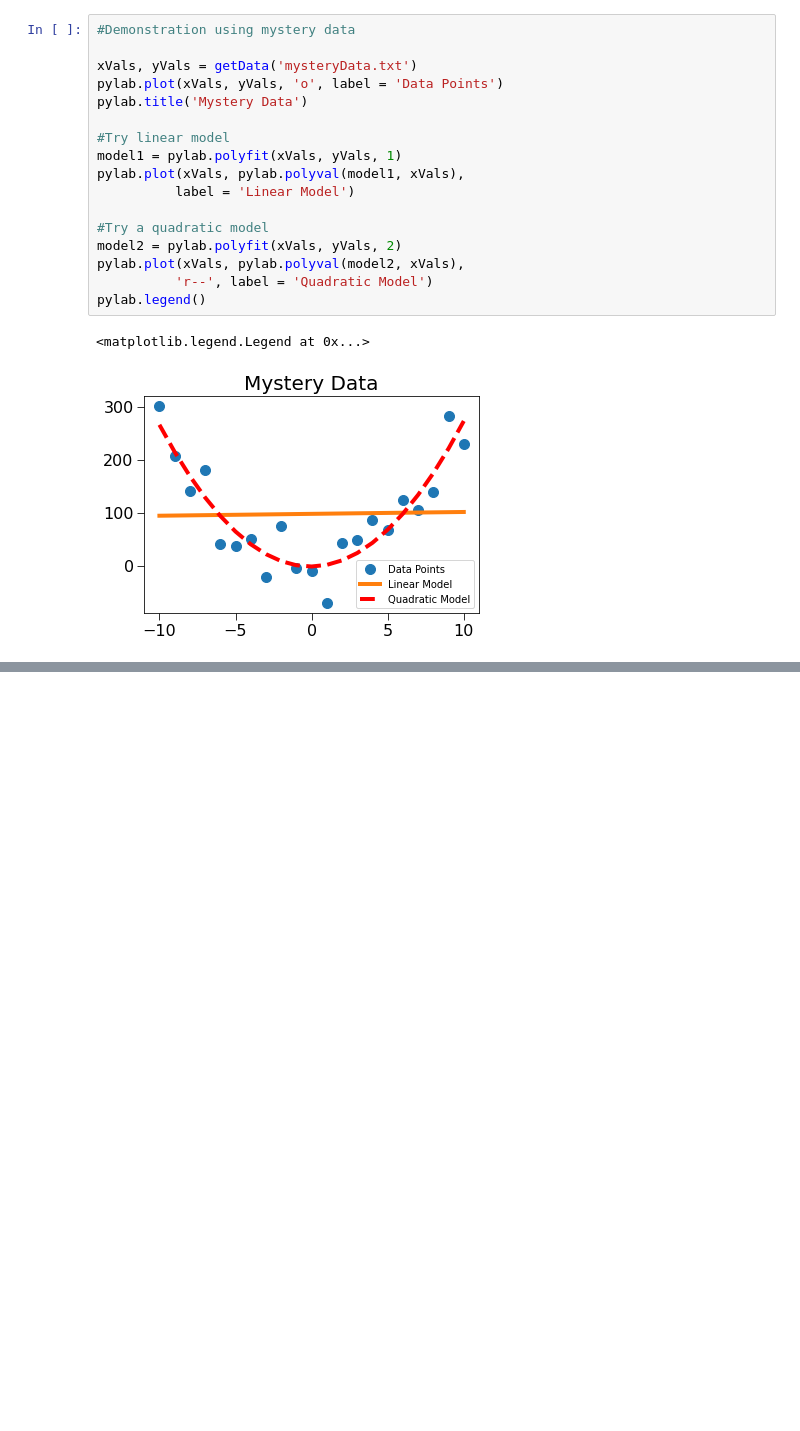
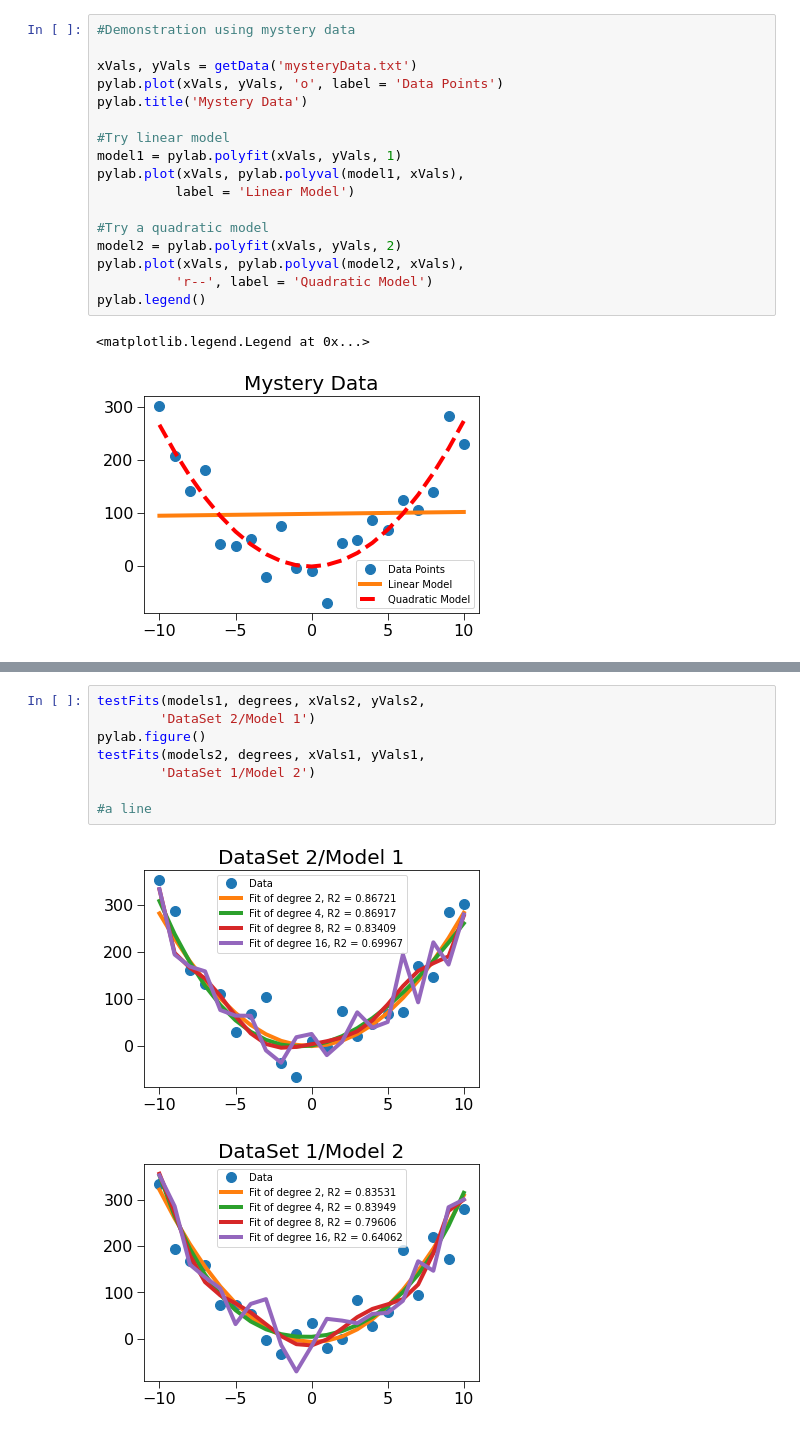
Before and after one commit to Meta-Sean/6.0001, a Jupyter notebook: 6_0002.ipynb, the cells around one changed output, grey strips where cells are left out. Saved outputs shown, nothing was run; the diff lists cells and outputs as text; blank space fills up the shorter version.

```diff
--- a/6_0002.ipynb
+++ b/6_0002.ipynb
@@ -1294,0 +1329,11 @@ def genNoisyParabolicData(a, b, c, xVals, fName):
+# %%
+testFits(models1, degrees, xVals2, yVals2,
+        'DataSet 2/Model 1')
+pylab.figure()
+testFits(models2, degrees, xVals1, yVals1,
+        'DataSet 1/Model 2')
+
+#a line
+# %% [output]
+[figure, added]
+[figure, added]
```
Also changed, not shown: parts of 18 cells of this notebook.
